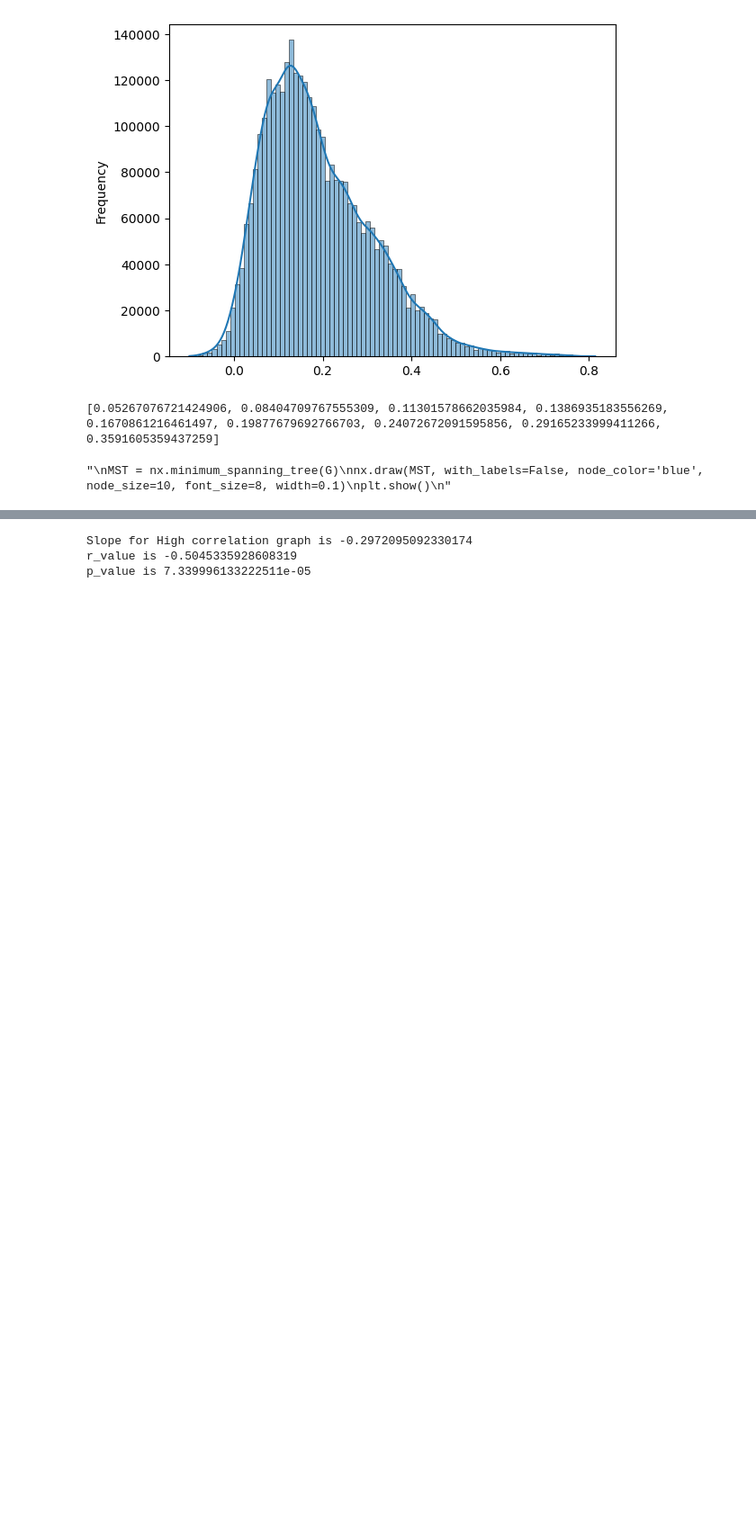
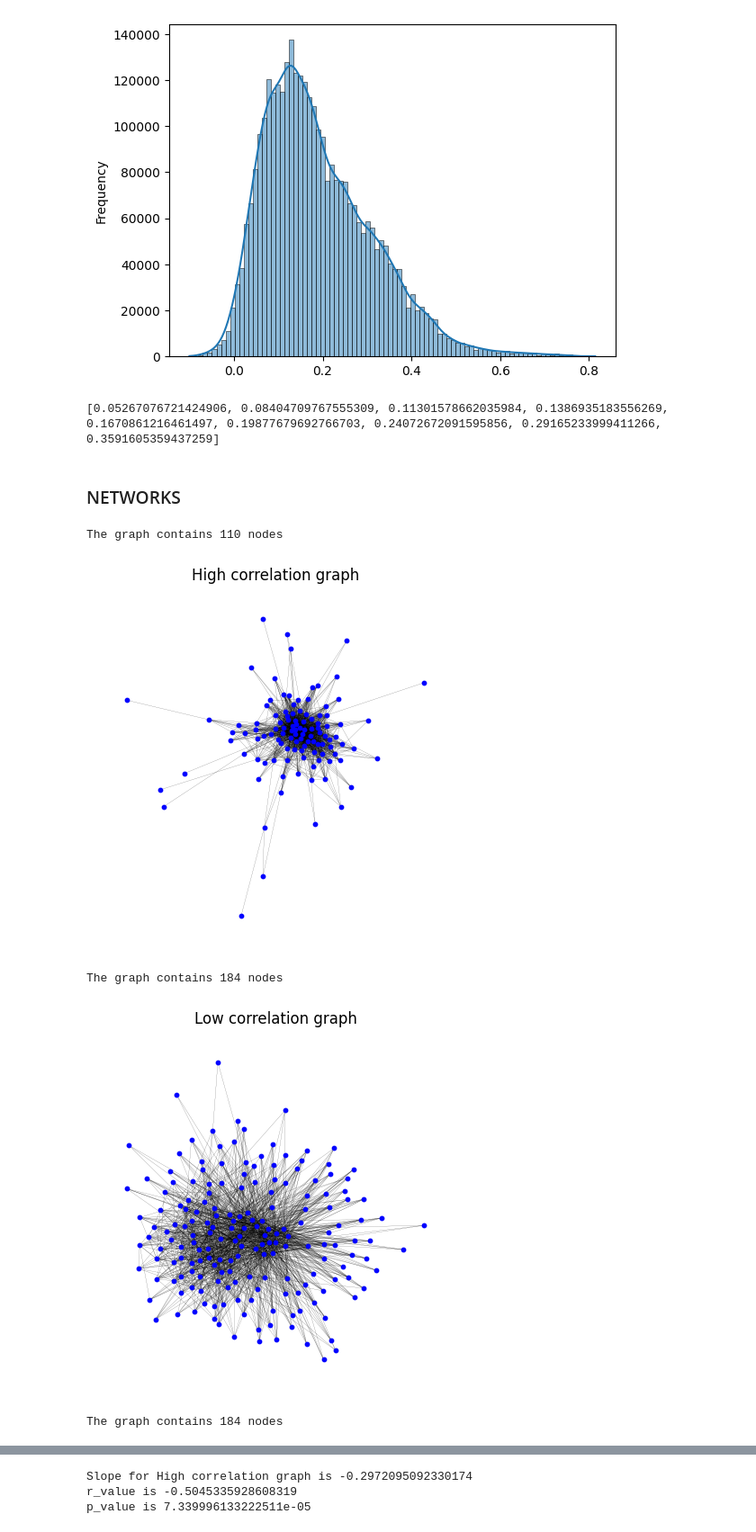
Before and after one commit to NiccoloMarzi/Financial-Network-Analysis, a Jupyter notebook: SNA_project.ipynb, the cells around one changed output, grey strips where cells are left out. Shown at 90% size. Cells and saved outputs as stored; diff of their text form; code cells hidden in the pictures; blank space fills up the shorter version.

```diff
--- a/SNA_project.ipynb
+++ b/SNA_project.ipynb
@@ -197,6 +201,8 @@ print(decili)
 LOW_THRESHOLD = decili[0]
 MID_THRESHOLD = decili[1]
 HIGH_THRESHOLD = decili[8]
+# %% [markdown]
+### NETWORKS
 # %%
 #Function for building graphs
 
@@ -237,10 +243,18 @@ MG = build_graph(df, "Low correlation graph")
 LG = build_graph(df, "Low-negative correlation graph")
 GRAPHS = [HG, MG, LG]
 # %%
-'''
-MST = nx.minimum_spanning_tree(G)
-nx.draw(MST, with_labels=False, node_color='blue', node_size=10, font_size=8, width=0.1)
-plt.show()
-'''
+#Network visualization
+
+for G in GRAPHS:
+
+    print(f"The graph contains {nx.number_of_nodes(G)} nodes")
+    plt.figure(figsize=(4, 4))
+    nx.draw(G, with_labels=False, node_color='blue', node_size=10, font_size=8, width=0.1)
+    plt.title(G.graph['name'])
+    plt.show()
 # %% [output]
-"\nMST = nx.minimum_spanning_tree(G)\nnx.draw(MST, with_labels=False, node_color='blue', node_size=10, font_size=8, width=0.1)\nplt.show()\n"
+The graph contains 110 nodes
+[figure, added]
+The graph contains 184 nodes
+[figure, added]
+The graph contains 184 nodes
```
Also changed, not shown: parts of 35 cells of this notebook, 9 other files.
